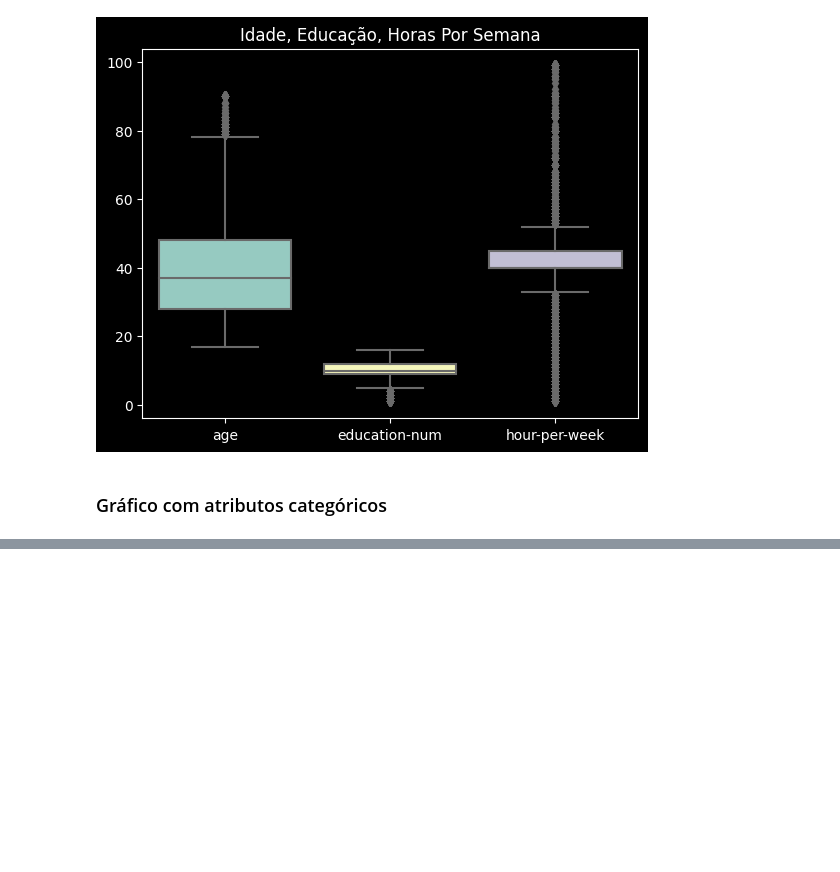
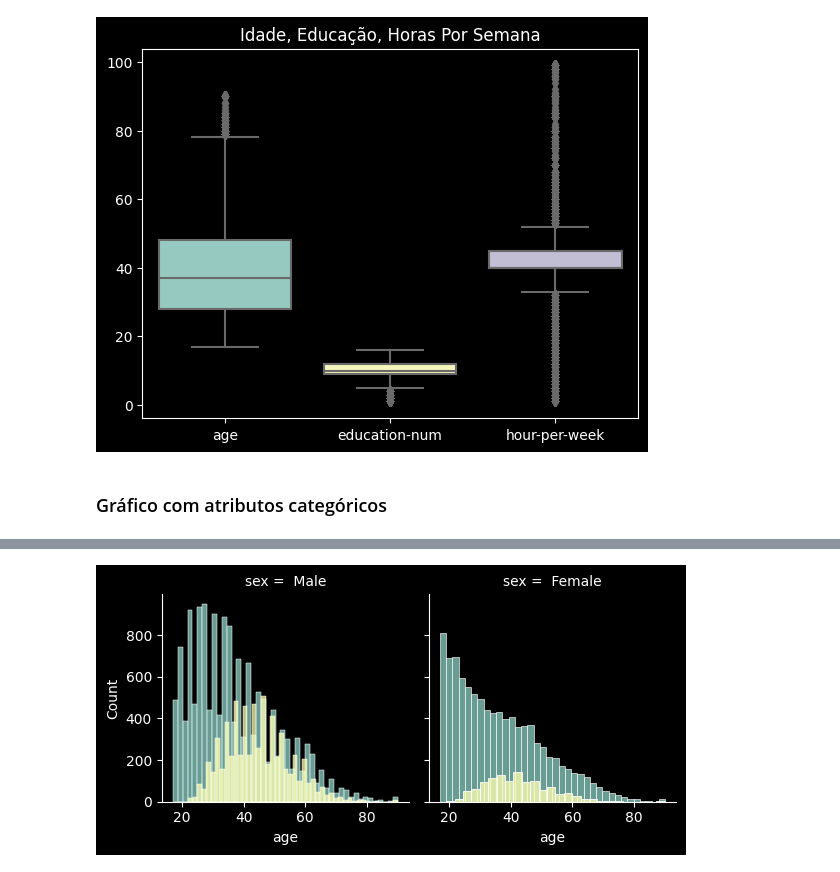
Before and after one commit to Joao-Inacio/Statistics_for-Data_Science, a Jupyter notebook: Visualizacao/Graficos.ipynb, the cells around one changed output, grey strips where cells are left out. Drawn from its saved outputs; the diff is of its cells as text; code cells hidden in the pictures; blank space fills up the shorter version.

```diff
--- a/Visualizacao/Graficos.ipynb
+++ b/Visualizacao/Graficos.ipynb
@@ -148,0 +163,6 @@ sns.catplot(
+# %%
+# Histograma
+g = sns.FacetGrid(ds, col='sex', hue='income')
+g.map(sns.histplot, 'age');
+# %% [output]
+[figure, added]
```
Also changed, not shown: parts of 8 cells of this notebook.
